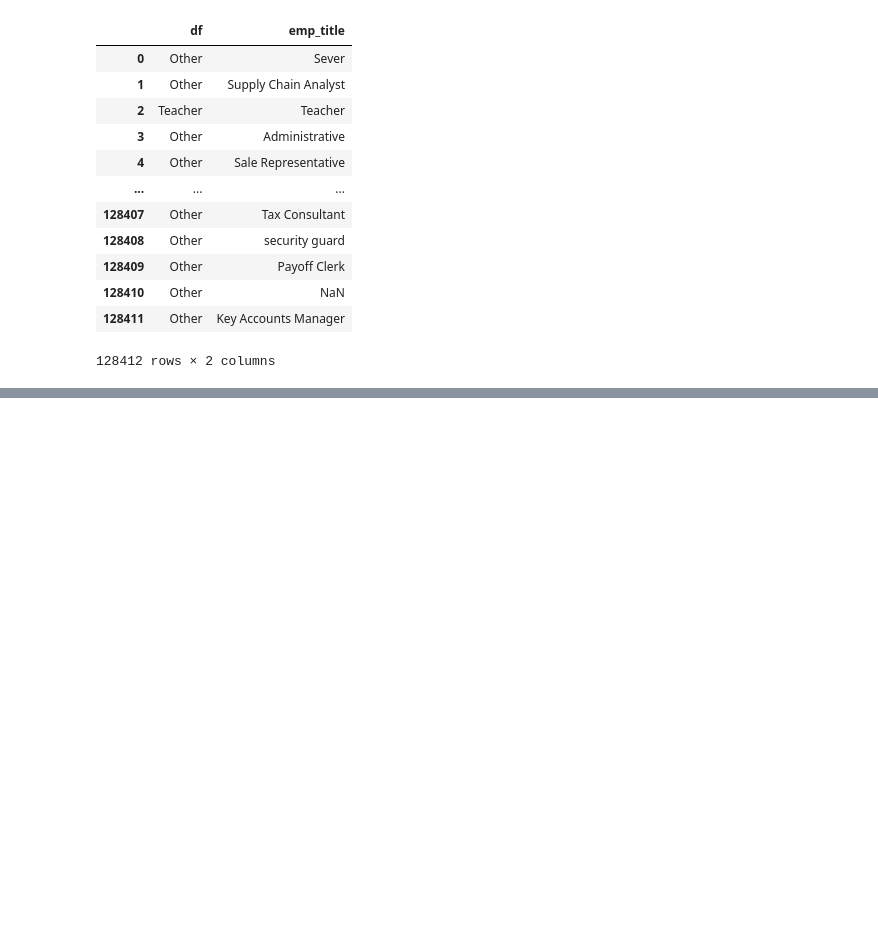
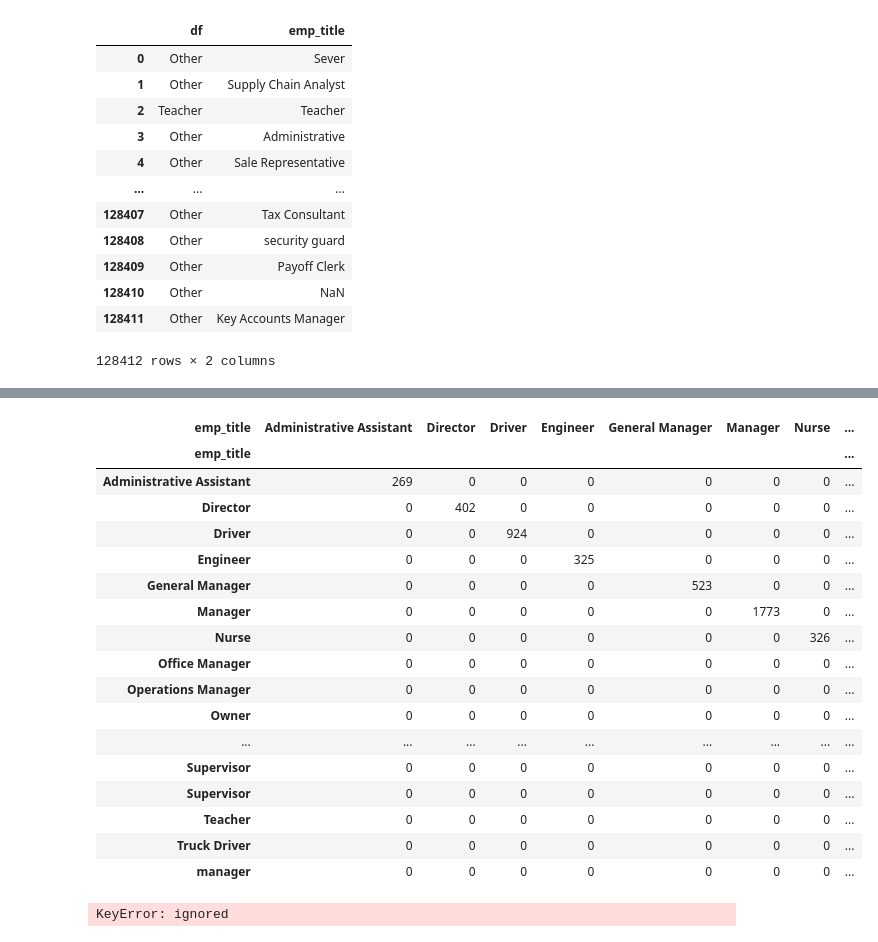
Before and after one commit to JoshuaHaga/DS-Unit-1-Sprint-1-Data-Wrangling-and-Storytelling, a Jupyter notebook: module2-make-features/LS_DS_112_Make_Features_Assignment.ipynb, the cells around one changed output, grey strips where cells are left out. Drawn from its saved outputs; the diff is of its cells as text; code cells hidden in the pictures; blank space fills up the shorter version.

```diff
--- a/module2-make-features/LS_DS_112_Make_Features_Assignment.ipynb
+++ b/module2-make-features/LS_DS_112_Make_Features_Assignment.ipynb
@@ -376,0 +367,28 @@ covidskip_job_sorted['CVD19SKIP'].plot(kind = 'bar',figsize=(20,10), title=('Ski
+# %%
+jobtitle = pd.crosstab(professions['emp_title'], professions['emp_title'],  normalize=False)
+# %%
+jobtitle
+# %% [output]
+| emp_title | Administrative Assistant | Director | Driver | Engineer | General Manager | Manager | Nurse | ... |
+| emp_title |  |  |  |  |  |  |  | ... |
+| Administrative Assistant | 269 | 0 | 0 | 0 | 0 | 0 | 0 | ... |
+| Director | 0 | 402 | 0 | 0 | 0 | 0 | 0 | ... |
+| Driver | 0 | 0 | 924 | 0 | 0 | 0 | 0 | ... |
+| Engineer | 0 | 0 | 0 | 325 | 0 | 0 | 0 | ... |
+| General Manager | 0 | 0 | 0 | 0 | 523 | 0 | 0 | ... |
+| Manager | 0 | 0 | 0 | 0 | 0 | 1773 | 0 | ... |
+| Nurse | 0 | 0 | 0 | 0 | 0 | 0 | 326 | ... |
+| Office Manager | 0 | 0 | 0 | 0 | 0 | 0 | 0 | ... |
+| Operations Manager | 0 | 0 | 0 | 0 | 0 | 0 | 0 | ... |
+| Owner | 0 | 0 | 0 | 0 | 0 | 0 | 0 | ... |
+| ... | ... | ... | ... | ... | ... | ... | ... | ... |
+| Supervisor | 0 | 0 | 0 | 0 | 0 | 0 | 0 | ... |
+| Supervisor | 0 | 0 | 0 | 0 | 0 | 0 | 0 | ... |
+| Teacher | 0 | 0 | 0 | 0 | 0 | 0 | 0 | ... |
+| Truck Driver | 0 | 0 | 0 | 0 | 0 | 0 | 0 | ... |
+| manager | 0 | 0 | 0 | 0 | 0 | 0 | 0 | ... |
+# %%
+s = professions['df'].groupby(1).ids.agg(lambda x:len(x.unique()))
+pd.value_counts(s).plot(kind="bar")
+# %% [output]
+KeyError: ignored
```
Also changed, not shown: parts of 7 cells of this notebook.
